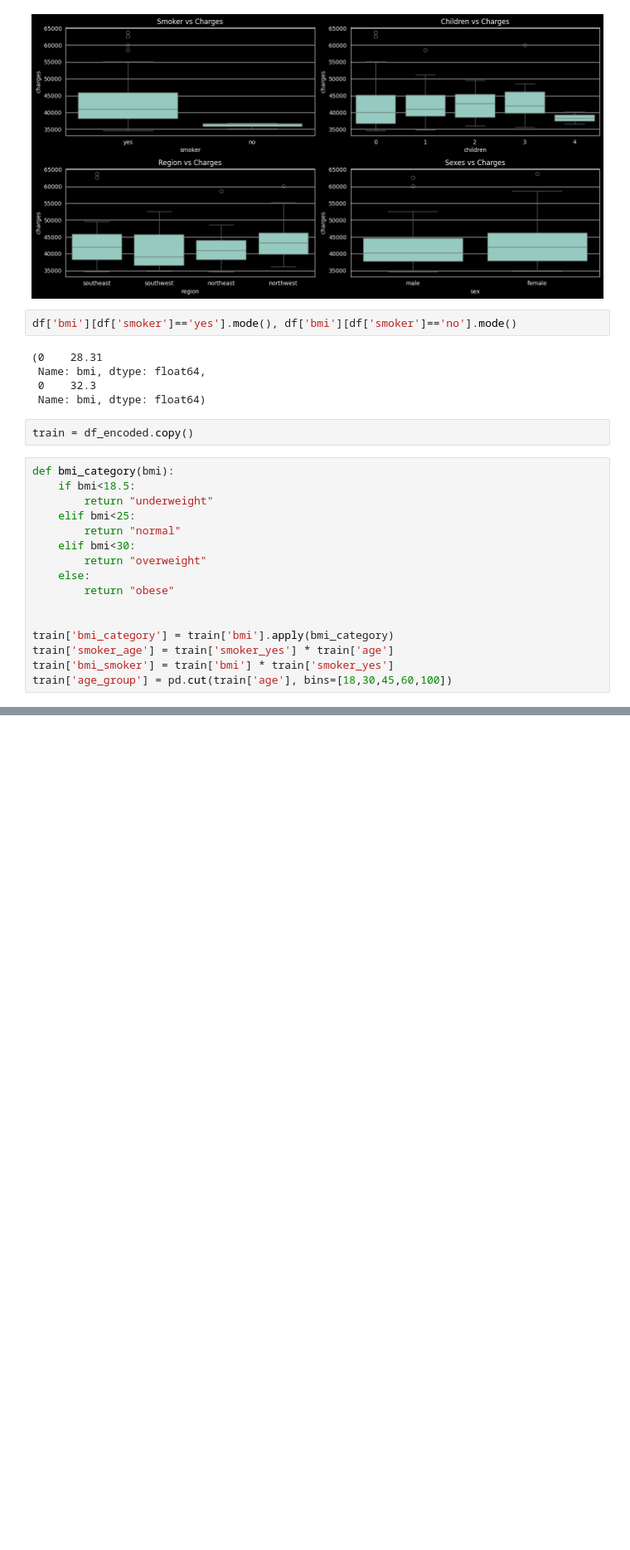
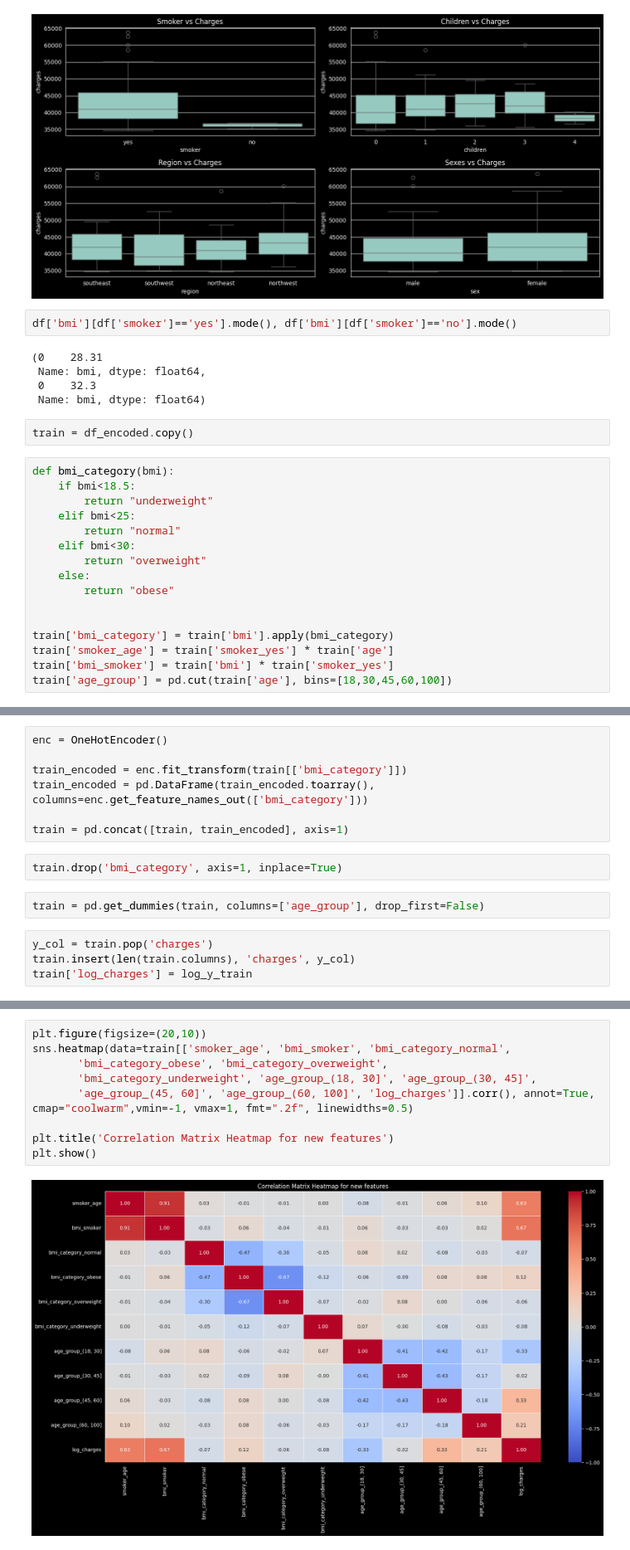
Before and after one commit to Rubeennn/ml-tabular-project, a Jupyter notebook: notebooks/exploration.ipynb, the cells around one changed output, grey strips where cells are left out. Shown at 83% size. Cells and saved outputs as stored; diff of their text form; blank space fills up the shorter version.

Commit message:
correlation for the new features against log of the label.

```diff
--- a/notebooks/exploration.ipynb
+++ b/notebooks/exploration.ipynb
@@ -345,0 +346,15 @@ train.head()
+# %%
+enc = OneHotEncoder()
+
+train_encoded = enc.fit_transform(train[['bmi_category']])
+train_encoded = pd.DataFrame(train_encoded.toarray(), columns=enc.get_feature_names_out(['bmi_category']))
+
+train = pd.concat([train, train_encoded], axis=1)
+# %%
+train.drop('bmi_category', axis=1, inplace=True)
+# %%
+train = pd.get_dummies(train, columns=['age_group'], drop_first=False)
+# %%
+y_col = train.pop('charges')
+train.insert(len(train.columns), 'charges', y_col)
+train['log_charges'] = log_y_train
@@ -345,0 +371,11 @@ train.head()
+# %%
+plt.figure(figsize=(20,10))
+sns.heatmap(data=train[['smoker_age', 'bmi_smoker', 'bmi_category_normal',
+       'bmi_category_obese', 'bmi_category_overweight',
+       'bmi_category_underweight', 'age_group_(18, 30]', 'age_group_(30, 45]',
+       'age_group_(45, 60]', 'age_group_(60, 100]', 'log_charges']].corr(), annot=True, cmap="coolwarm",vmin=-1, vmax=1, fmt=".2f", linewidths=0.5)
+
+plt.title('Correlation Matrix Heatmap for new features')
+plt.show()
+# %% [output]
+[figure, added]
```
Also changed, not shown: parts of 3 cells of this notebook.
